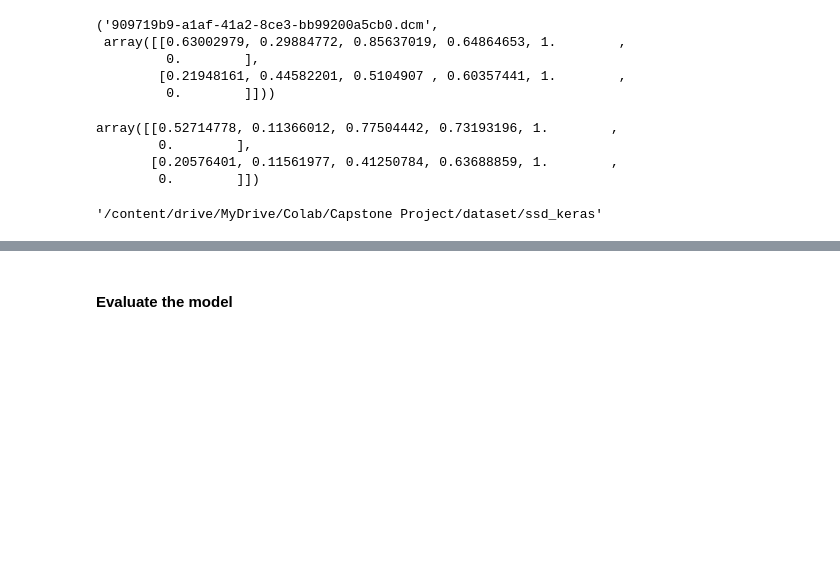
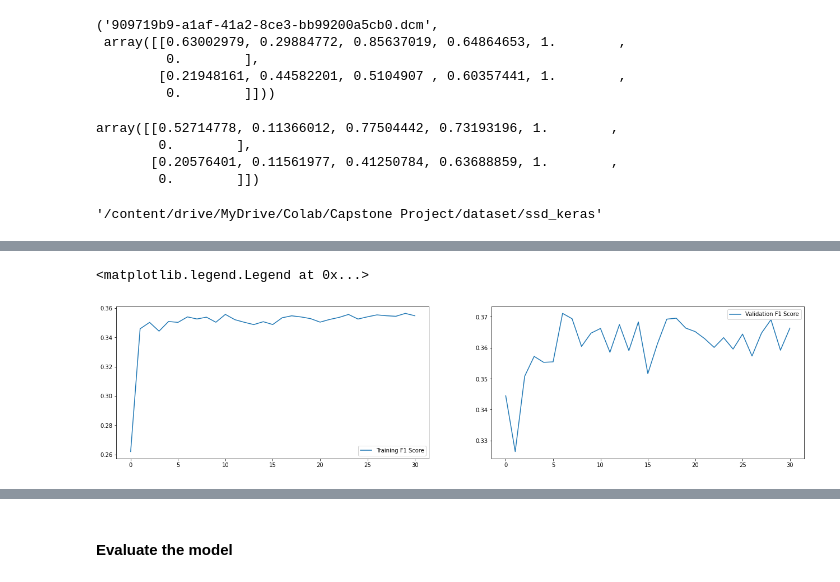
Before and after one commit to amenaria/Capstone-Project-aiml, a Jupyter notebook: Arpit's 4th Copy of Capstone Project - Computer Vision - Pneumonia Detection Challenge - using SSD.ipynb, the cells around one changed output, grey strips where cells are left out. Cells and saved outputs as stored; diff of their text form; code cells hidden in the pictures; blank space fills up the shorter version.

```diff
--- a/Arpit's 4th Copy of Capstone Project - Computer Vision - Pneumonia Detection Challenge - using SSD.ipynb
+++ b/Arpit's 4th Copy of Capstone Project - Computer Vision - Pneumonia Detection Challenge - using SSD.ipynb
@@ -1466,10 +1496,13 @@ plt.legend()
 # %%
 plt.figure(figsize=(22,5))
 plt.subplot(121)
-plt.plot(history.epoch, history.history.get('f1_score'), label="F1 Score")
+plt.plot(history.epoch, history.history.get('f1_score'), label="Training F1 Score")
 plt.legend()
 plt.subplot(122)
 plt.plot(history.epoch, history.history.get('val_f1_score'), label="Validation F1 Score")
 plt.legend()
+# %% [output]
+<matplotlib.legend.Legend at 0x...>
+[figure, added]
 # %%
 model.summary()
```
Also changed, not shown: parts of 12 cells of this notebook, 1 other file.
